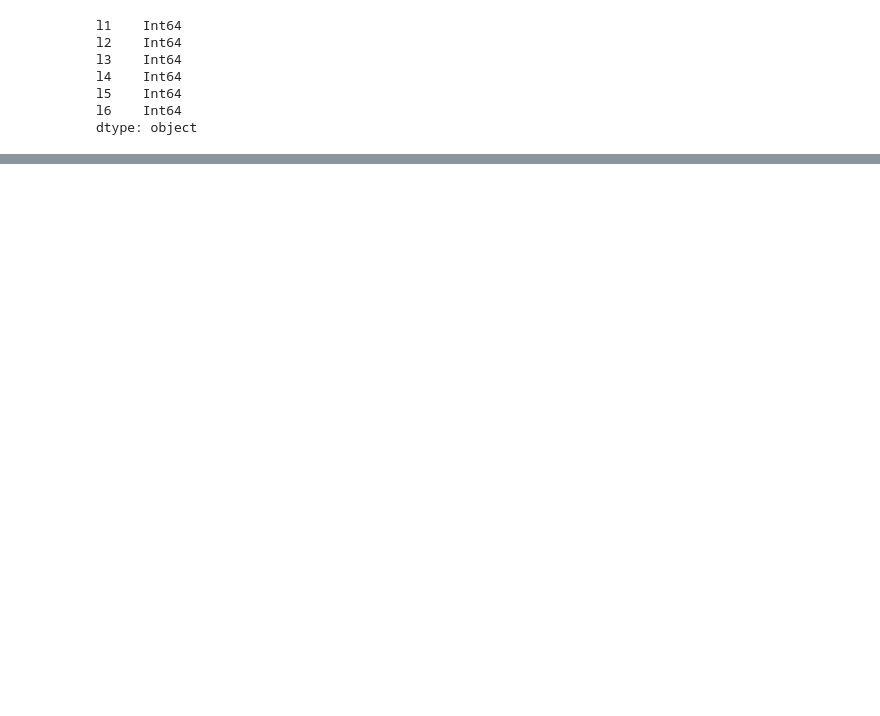
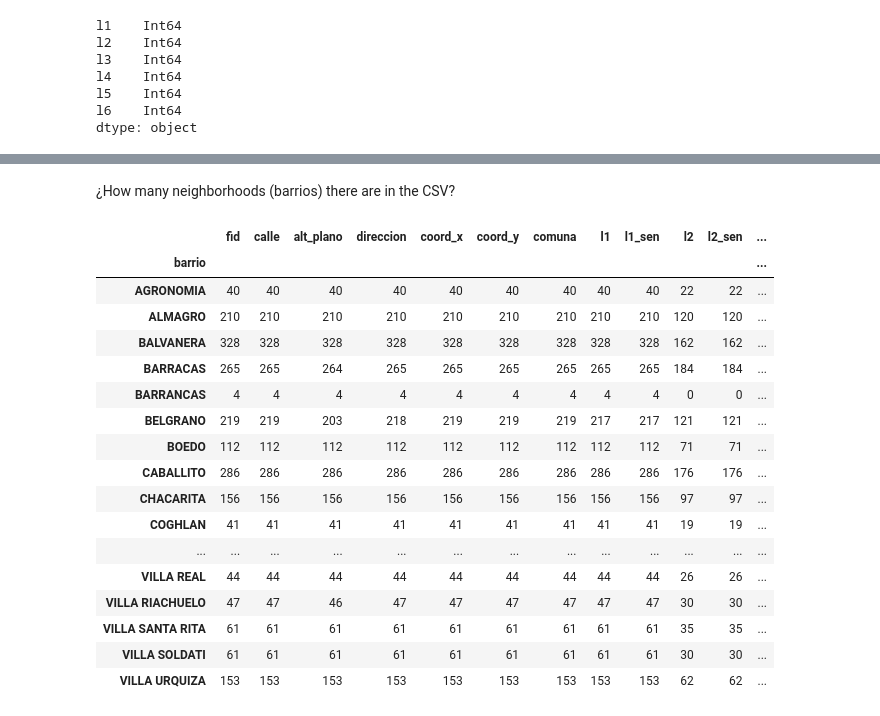
Before and after one commit to FacundoBerthet/caba-public-transport-analysis, a Jupyter notebook: notebooks/01_EDA_stops.ipynb, the cells around one changed output, grey strips where cells are left out. Drawn from its saved outputs; the diff is of its cells as text; code cells hidden in the pictures; blank space fills up the shorter version.

```diff
--- a/notebooks/01_EDA_stops.ipynb
+++ b/notebooks/01_EDA_stops.ipynb
@@ -161,0 +184,4 @@ dtype: object
+# %%
+line_cols = ["l1", "l2", "l3", "l4", "l5", "l6"]
+stops["n_lines"] = stops[line_cols].notna().sum(axis=1)
+stops["n_lines"].info()
@@ -161,0 +222,10 @@ dtype: object
+# %%
+# Let's see what are the corrupted values per column and count them:
+for col in cols_to_check:
+    corrupted_vals = stops.loc[
+        (stops[col].str.contains(replacement_char, na=False))
+        |
+        (stops[col].str.contains("?", na=False, regex=False)),
+        col]
+    print(f"The corrupted values in {col} are:")
+    display(corrupted_vals.value_counts())
@@ -161,0 +274,26 @@ dtype: object
+# %%
+# Let's create a mapping for each corrupted word:
+mapping = {
+    "CASTA�ARES": "CASTAÑARES", "CASTA?ARES": "CASTAÑARES",
+    "MARGARI�OS": "MAGARIÑOS", "MARGARI?OS": "MAGARIÑOS", "MAGARI�OS": "MAGARIÑOS", "MAGARI?OS":"MAGARIÑOS",
+    "PE�A": "PEÑA", "PE?A": "PEÑA",
+    "NU�EZ": "NUÑEZ", "NU?EZ": "NUÑEZ",
+    "ALBARI�O": "ALBARIÑO", "ALBARI?O": "ALBARIÑO",
+    "HUMBERTO 1�": "HUMBERTO 1°", "HUMBERTO 1?": "HUMBERTO 1°",
+    "ESPA�A": "ESPAÑA", "ESPA?A": "ESPAÑA",
+    "CA�ADA": "CAÑADA", "CA?ADA": "CAÑADA",
+    "ORO�O": "OROÑO", "ORO?O": "OROÑO",
+    "MU�IZ": "MUÑIZ", "MU?IZ": "MUÑIZ",
+    "CERVI�O": "CERVIÑO", "CERVI?O": "CERVIÑO",
+    "MU�ECAS": "MUÑECAS", "MU?ECAS": "MUÑECAS",
+    "O�BRIEN": "O'BRIEN", "O?BRIEN": "O'BRIEN",
+    "A�ASCO": "AÑASCO", "A?ASCO": "AÑASCO",
+    "VILLAFA�E": "VILLAFAÑE", "VILLAFA?E": "VILLAFAÑE",
+    "PABELL�N": "PABELLON", "PABELL?N": "PABELLON",
+    "OLAZ�BAL": "OLAZABAL", "OLAZ?BAL": "OLAZABAL",
+    "PER�N": "PERON", "PER?N": "PERON"
+}
+
+for col in cols_to_check:
+    for corrupted, new in mapping.items():
+        stops[col] = stops[col].str.replace(corrupted, new)
@@ -161,0 +354,23 @@ dtype: object
+# %% [markdown]
+¿How many neighborhoods (barrios) there are in the CSV?
+# %%
+stops.groupby('barrio').count()
+# %% [output]
+|  | fid | calle | alt_plano | direccion | coord_x | coord_y | comuna | l1 | l1_sen | l2 | l2_sen | ... |
+| barrio |  |  |  |  |  |  |  |  |  |  |  | ... |
+| AGRONOMIA | 40 | 40 | 40 | 40 | 40 | 40 | 40 | 40 | 40 | 22 | 22 | ... |
+| ALMAGRO | 210 | 210 | 210 | 210 | 210 | 210 | 210 | 210 | 210 | 120 | 120 | ... |
+| BALVANERA | 328 | 328 | 328 | 328 | 328 | 328 | 328 | 328 | 328 | 162 | 162 | ... |
+| BARRACAS | 265 | 265 | 264 | 265 | 265 | 265 | 265 | 265 | 265 | 184 | 184 | ... |
+| BARRANCAS | 4 | 4 | 4 | 4 | 4 | 4 | 4 | 4 | 4 | 0 | 0 | ... |
+| BELGRANO | 219 | 219 | 203 | 218 | 219 | 219 | 219 | 217 | 217 | 121 | 121 | ... |
+| BOEDO | 112 | 112 | 112 | 112 | 112 | 112 | 112 | 112 | 112 | 71 | 71 | ... |
+| CABALLITO | 286 | 286 | 286 | 286 | 286 | 286 | 286 | 286 | 286 | 176 | 176 | ... |
+| CHACARITA | 156 | 156 | 156 | 156 | 156 | 156 | 156 | 156 | 156 | 97 | 97 | ... |
+| COGHLAN | 41 | 41 | 41 | 41 | 41 | 41 | 41 | 41 | 41 | 19 | 19 | ... |
+| ... | ... | ... | ... | ... | ... | ... | ... | ... | ... | ... | ... | ... |
+| VILLA REAL | 44 | 44 | 44 | 44 | 44 | 44 | 44 | 44 | 44 | 26 | 26 | ... |
+| VILLA RIACHUELO | 47 | 47 | 46 | 47 | 47 | 47 | 47 | 47 | 47 | 30 | 30 | ... |
+| VILLA SANTA RITA | 61 | 61 | 61 | 61 | 61 | 61 | 61 | 61 | 61 | 35 | 35 | ... |
+| VILLA SOLDATI | 61 | 61 | 61 | 61 | 61 | 61 | 61 | 61 | 61 | 30 | 30 | ... |
+| VILLA URQUIZA | 153 | 153 | 153 | 153 | 153 | 153 | 153 | 153 | 153 | 62 | 62 | ... |
```
Also changed, not shown: parts of 25 cells of this notebook.
